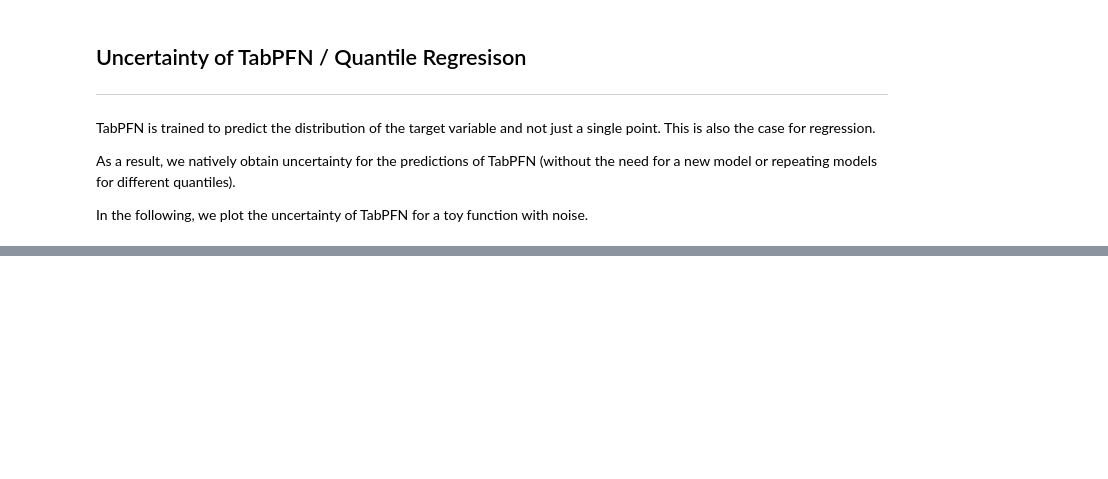
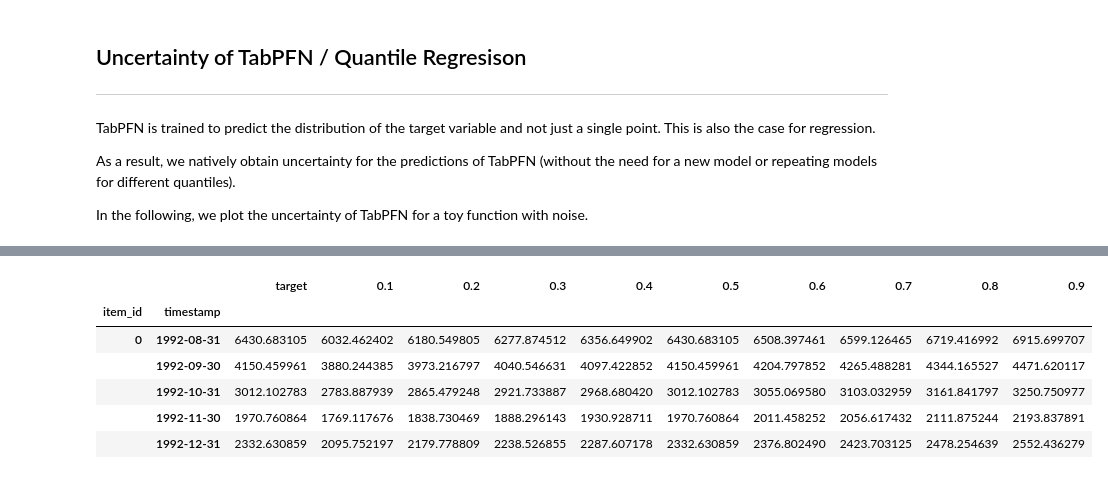
Before and after one commit to zhengaq/TabPFN, a Jupyter notebook: examples/notebooks/TabPFN_Demo_Local.ipynb, the cells around one changed output, grey strips where cells are left out. Cells and saved outputs as stored; diff of their text form; code cells hidden in the pictures; blank space fills up the shorter version.

```diff
--- a/examples/notebooks/TabPFN_Demo_Local.ipynb
+++ b/examples/notebooks/TabPFN_Demo_Local.ipynb
@@ -1076,0 +1346,10 @@ plot_regression_uncertainty(ax, x, y_line, y_noisy, x_test, color_multiplier=5)
+# %%
+pred.head()
+# %% [output]
+|  |  | target | 0.1 | 0.2 | 0.3 | 0.4 | 0.5 | 0.6 | 0.7 | 0.8 | 0.9 |
+| item_id | timestamp |  |  |  |  |  |  |  |  |  |  |
+| 0 | 1992-08-31 | 6430.683105 | 6032.462402 | 6180.549805 | 6277.874512 | 6356.649902 | 6430.683105 | 6508.397461 | 6599.126465 | 6719.416992 | 6915.699707 |
+|  | 1992-09-30 | 4150.459961 | 3880.244385 | 3973.216797 | 4040.546631 | 4097.422852 | 4150.459961 | 4204.797852 | 4265.488281 | 4344.165527 | 4471.620117 |
+|  | 1992-10-31 | 3012.102783 | 2783.887939 | 2865.479248 | 2921.733887 | 2968.680420 | 3012.102783 | 3055.069580 | 3103.032959 | 3161.841797 | 3250.750977 |
+|  | 1992-11-30 | 1970.760864 | 1769.117676 | 1838.730469 | 1888.296143 | 1930.928711 | 1970.760864 | 2011.458252 | 2056.617432 | 2111.875244 | 2193.837891 |
+|  | 1992-12-31 | 2332.630859 | 2095.752197 | 2179.778809 | 2238.526855 | 2287.607178 | 2332.630859 | 2376.802490 | 2423.703125 | 2478.254639 | 2552.436279 |
```
Also changed, not shown: parts of 42 cells of this notebook.
